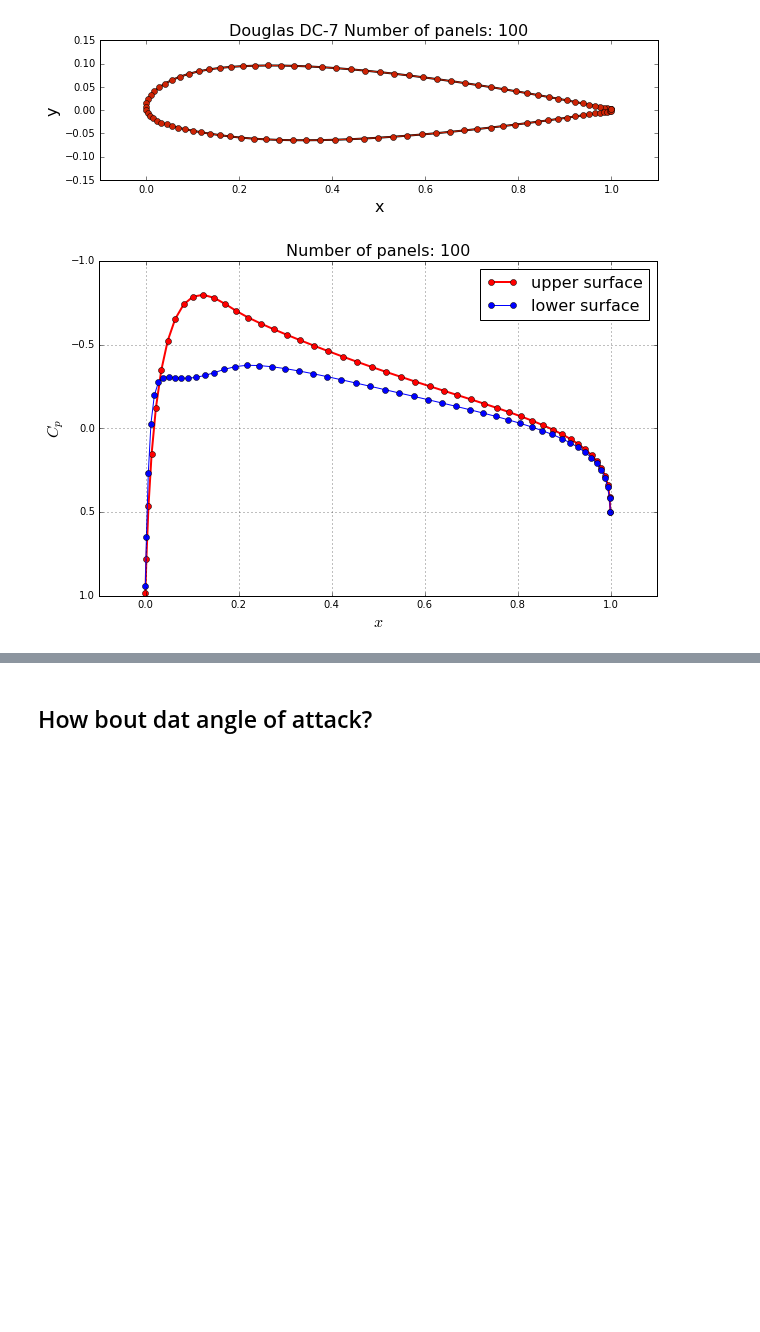
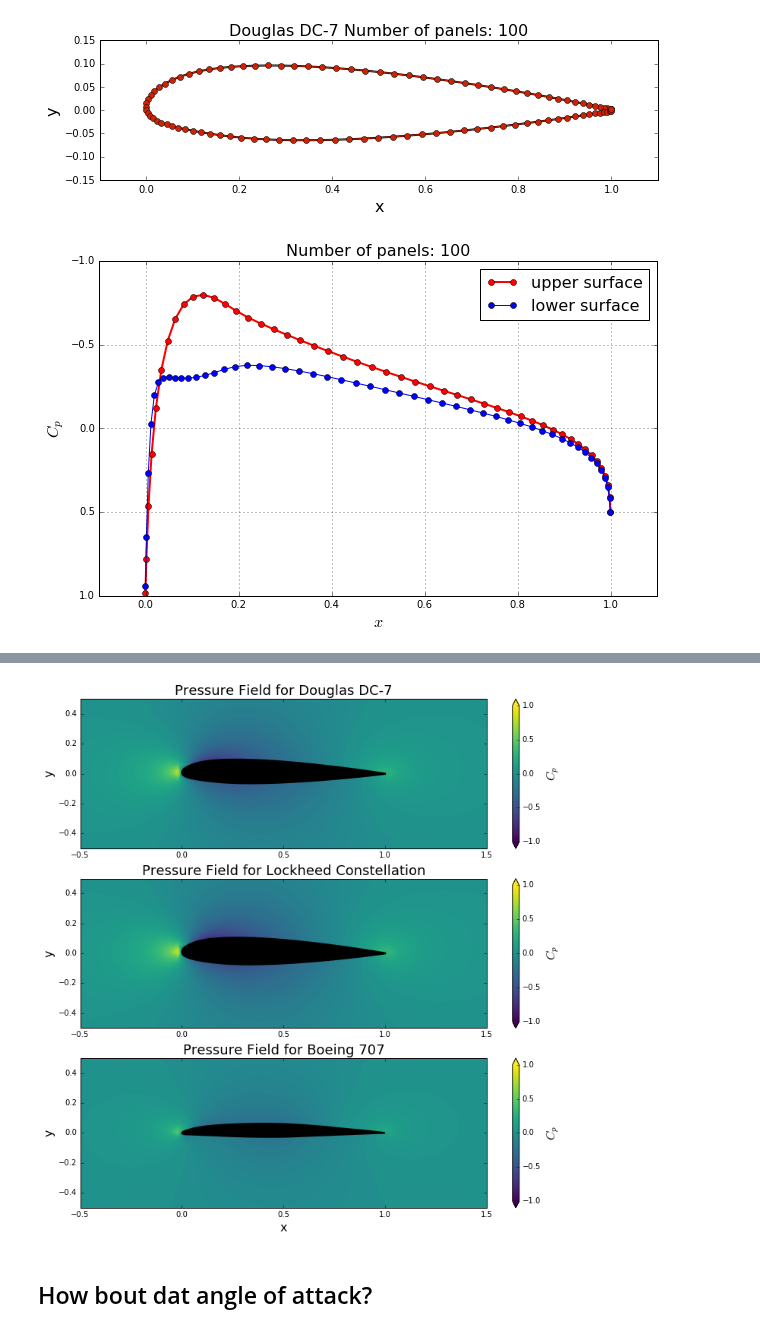
Before and after one commit to barbagroup/AeroPython-studentprojects2017, a Jupyter notebook: leauerbach/FinalProject.ipynb, the cells around one changed output, grey strips where cells are left out. Drawn from its saved outputs; the diff is of its cells as text; code cells hidden in the pictures; blank space fills up the shorter version.

```diff
--- a/leauerbach/FinalProject.ipynb
+++ b/leauerbach/FinalProject.ipynb
@@ -478,3 +543,64 @@ pyplot.title('Number of panels: {}'.format(panelsb.size), fontsize=16);
+# %%
+N = 51
+x_start, x_end = -0.5, 1.5
+y_start, y_end = -0.5, 0.5
+x = numpy.linspace(x_start,x_end,N)
+y = numpy.linspace(y_start,y_end,N)
+X, Y = numpy.meshgrid(x,y)
+# %%
+ud, vd = get_velocity_field(panelsd, freestream, X, Y)
+cpd = 1.0 - (ud**2+vd**2)/freestream.u_inf**2
+
+ul, vl = get_velocity_field(panelsl, freestream, X, Y)
+cpl = 1.0 - (ul**2+vl**2)/freestream.u_inf**2
+
+ub, vb = get_velocity_field(panelsb, freestream, X, Y)
+cpb = 1.0 - (ub**2+vb**2)/freestream.u_inf**2
+
+size=12
+pyplot.figure(figsize=(size, size))
+
+pyplot.subplot(311)
+pyplot.ylabel('y', fontsize=16)
+contf = pyplot.contourf(X, Y, cpd, levels=numpy.linspace(-1.0, 1.0, 100), extend='both', cmap='viridis')
+cbar = pyplot.colorbar(contf)
+cbar.set_label('$C_p$', fontsize=16)
+cbar.set_ticks([-1.0, -0.5, 0.0, 0.5, 1.0])
+pyplot.fill([panel.xc for panel in panelsd],
+         [panel.yc for panel in panelsd],
+         color='k', linestyle='solid', linewidth=2, zorder=2)
+pyplot.xlim(-0.5, 1.5)
+pyplot.ylim(-0.5, 0.5)
+pyplot.title('Pressure Field for Douglas DC-7', fontsize=18)
+
+pyplot.subplot(312)
+pyplot.ylabel('y', fontsize=16)
+contf = pyplot.contourf(X, Y, cpl, levels=numpy.linspace(-1.0, 1.0, 100), extend='both', cmap='viridis')
+cbar = pyplot.colorbar(contf)
+cbar.set_label('$C_p$', fontsize=16)
+cbar.set_ticks([-1.0, -0.5, 0.0, 0.5, 1.0])
+pyplot.fill([panel.xc for panel in panelsl],
+         [panel.yc for panel in panelsl],
+         color='k', linestyle='solid', linewidth=2, zorder=2)
+pyplot.xlim(-0.5, 1.5)
+pyplot.ylim(-0.5, 0.5)
+pyplot.title('Pressure Field for Lockheed Constellation', fontsize=18)
+
+pyplot.subplot(313)
+pyplot.xlabel('x', fontsize=16)
+pyplot.ylabel('y', fontsize=16)
+contf = pyplot.contourf(X, Y, cpb, levels=numpy.linspace(-1.0, 1.0, 100), extend='both', cmap='viridis')
+cbar = pyplot.colorbar(contf)
+cbar.set_label('$C_p$', fontsize=16)
+cbar.set_ticks([-1.0, -0.5, 0.0, 0.5, 1.0])
+pyplot.fill([panel.xc for panel in panelsb],
+         [panel.yc for panel in panelsb],
+         color='k', linestyle='solid', linewidth=2, zorder=2)
+pyplot.xlim(-0.5, 1.5)
+pyplot.ylim(-0.5, 0.5)
+pyplot.title('Pressure Field for Boeing 707', fontsize=18);
+# %% [output]
+[figure, added]
 # %% [markdown]
 ## How bout dat angle of attack?
 # %%
```
Also changed, not shown: parts of 15 cells of this notebook.
